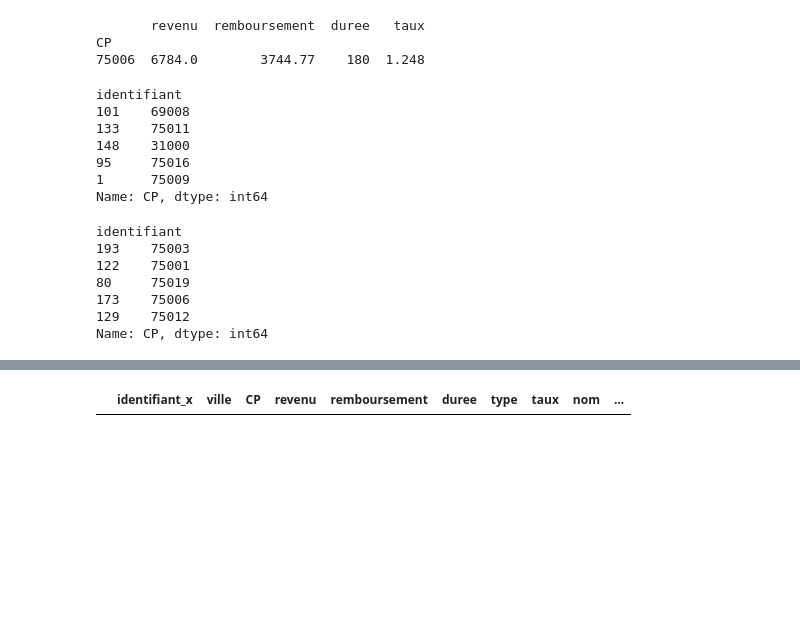
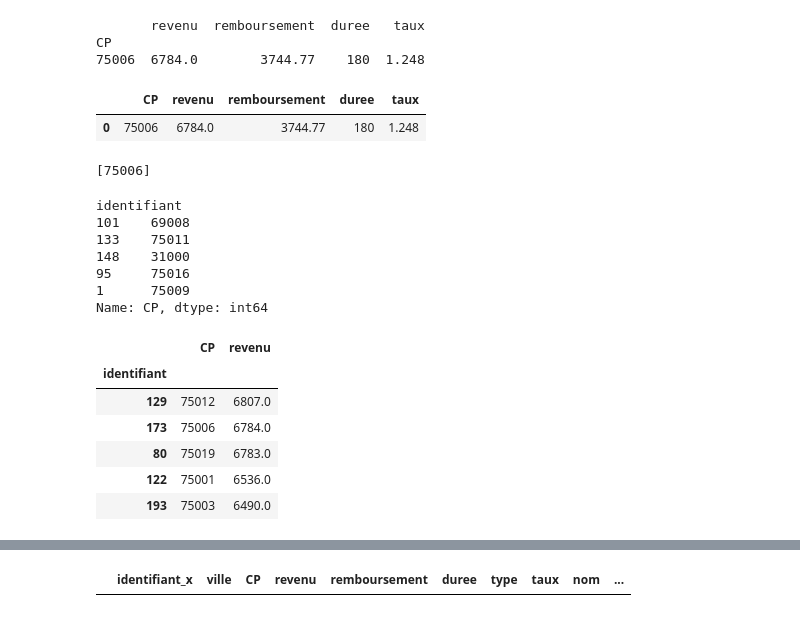
Before and after one commit to stchoukeu/MiniMessagerie, a Jupyter notebook: cezar_template_exercice.ipynb, the cells around one changed output, grey strips where cells are left out. Saved outputs shown, nothing was run; the diff lists cells and outputs as text; code cells hidden in the pictures; blank space fills up the shorter version.

```diff
--- a/cezar_template_exercice.ipynb
+++ b/cezar_template_exercice.ipynb
@@ -226,6 +273,15 @@ print(cp_duree_)
        revenu  remboursement  duree   taux
 CP
 75006  6784.0        3744.77    180  1.248
+# %%
+cp_duree_.reset_index()
+# %% [output]
+|  | CP | revenu | remboursement | duree | taux |
+| 0 | 75006 | 6784.0 | 3744.77 | 180 | 1.248 |
+# %%
+list(cp_duree_.index)
+# %% [output]
+[75006]
 # %%
 #* 5 premier cp avec le plus haut taux
 df_join.sort_values(by='taux').iloc[-5:]['CP']
@@ -239,12 +295,12 @@ identifiant
 Name: CP, dtype: int64
 # %%
 #* 5 premier cp avec le plus haut revenu
-df_join.sort_values(by='revenu').iloc[-5:]['CP']
+df_join.sort_values(by='revenu', ascending = False).iloc[0:5][['CP','revenu']]
 # %% [output]
-identifiant
-193    75003
-122    75001
-80     75019
-173    75006
-129    75012
-Name: CP, dtype: int64
+|  | CP | revenu |
+| identifiant |  |  |
+| 129 | 75012 | 6807.0 |
+| 173 | 75006 | 6784.0 |
+| 80 | 75019 | 6783.0 |
+| 122 | 75001 | 6536.0 |
+| 193 | 75003 | 6490.0 |
```
Also changed, not shown: parts of 13 cells of this notebook.
